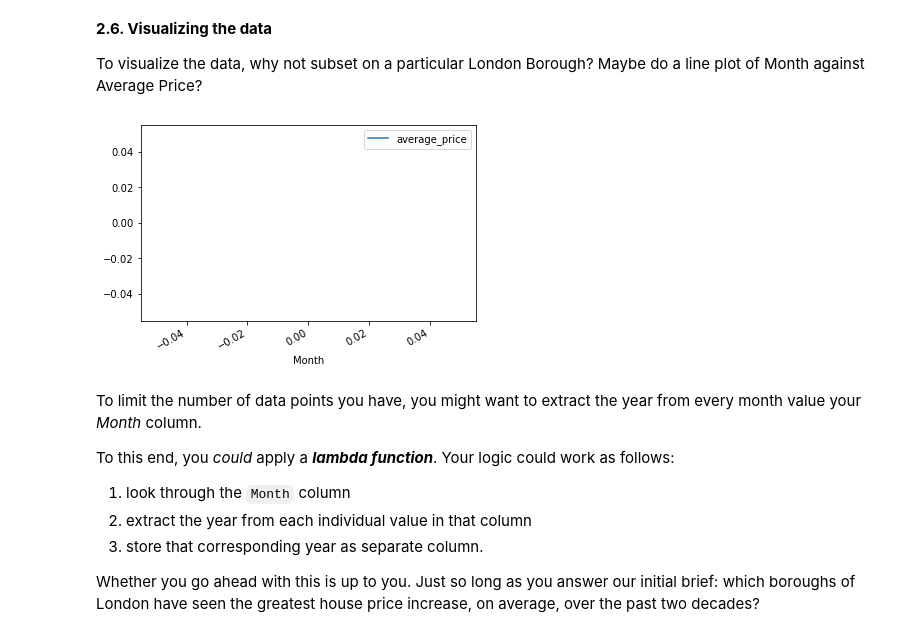
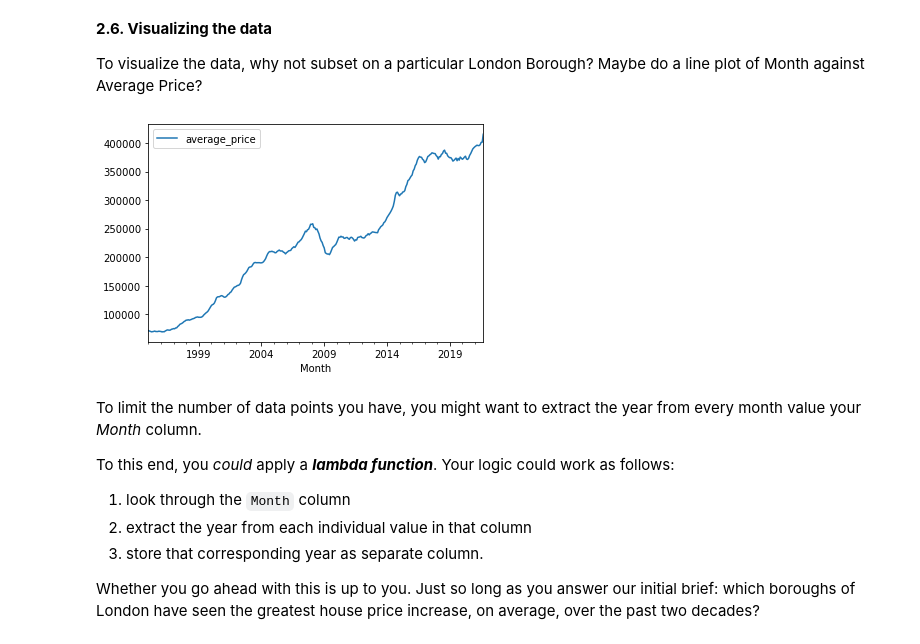
Before and after one commit to theGetz1995/Springboard, a Jupyter notebook: Unit 4 Challenge - Tier 3.ipynb, the cells around one changed output. Cells and saved outputs as stored; diff of their text form; code cells hidden in the pictures.

Commit message:
Fixed first graph

```diff
--- a/Unit 4 Challenge - Tier 3.ipynb
+++ b/Unit 4 Challenge - Tier 3.ipynb
@@ -191,10 +191,10 @@ properties = properties.drop(properties[properties['average_price'] == 0].index)
 
 To visualize the data, why not subset on a particular London Borough? Maybe do a line plot of Month against Average Price?
 # %%
-properties[properties['London_Borough'] == 'City of London'].plot(x='Month',y='average_price')
+properties[properties['London_Borough'] == 'Sutton'].plot(x='Month',y='average_price')
 plt.show()
 # %% [output]
-[figure, old version]
+[figure, new version]
 # %% [markdown]
 To limit the number of data points you have, you might want to extract the year from every month value your *Month* column.
 
```
Also changed, not shown: parts of 1 cell of this notebook.
